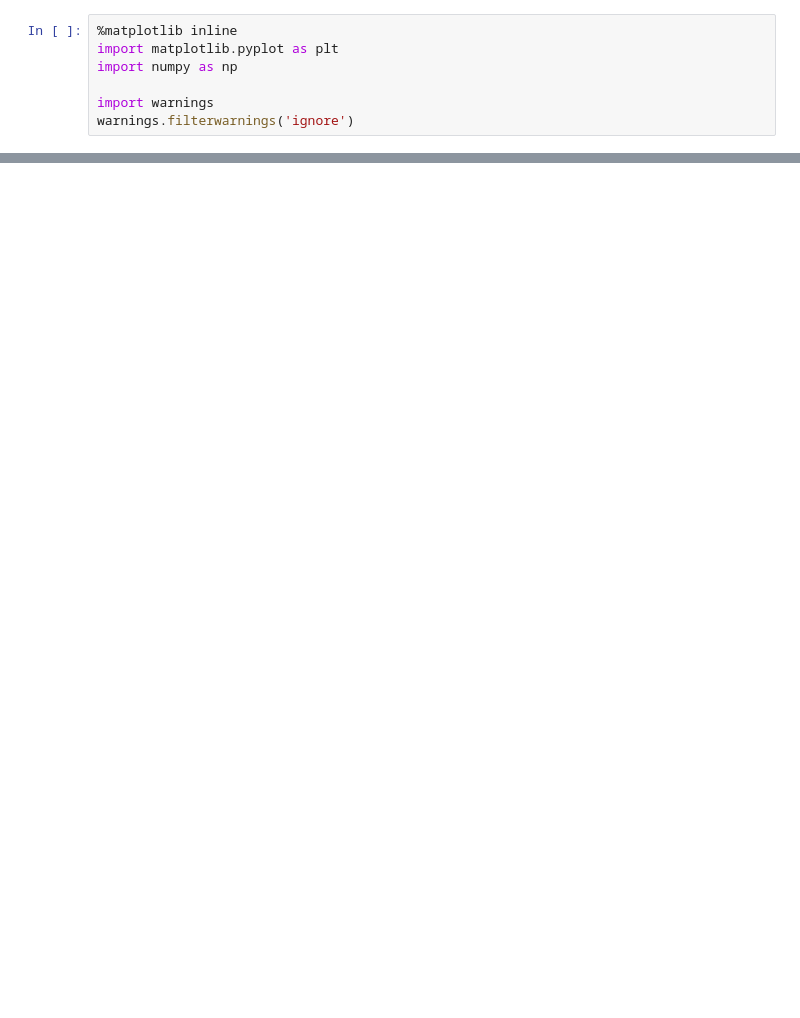
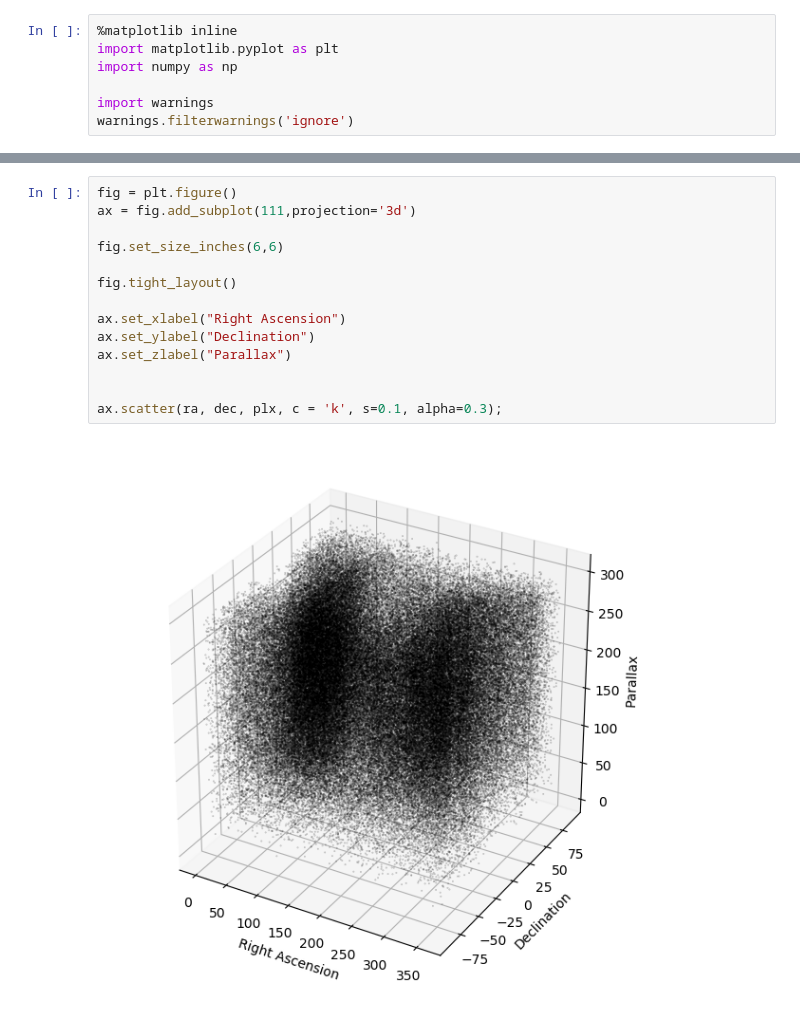
Before and after one commit to erumelhart/astr499research, a Jupyter notebook: gaia_data_search.ipynb, the cells around one changed output, grey strips where cells are left out. Saved outputs shown, nothing was run; the diff lists cells and outputs as text; blank space fills up the shorter version.

```diff
--- a/gaia_data_search.ipynb
+++ b/gaia_data_search.ipynb
@@ -80,0 +80,16 @@ ax.plot(x, y, color='b', marker='o', markersize=3, linestyle='None');
+# %%
+fig = plt.figure()
+ax = fig.add_subplot(111,projection='3d')
+
+fig.set_size_inches(6,6)
+
+fig.tight_layout()
+
+ax.set_xlabel("Right Ascension")
+ax.set_ylabel("Declination")
+ax.set_zlabel("Parallax")
+
+
+ax.scatter(ra, dec, plx, c = 'k', s=0.1, alpha=0.3);
+# %% [output]
+[figure, added]
```
Also changed, not shown: parts of 10 cells of this notebook.
